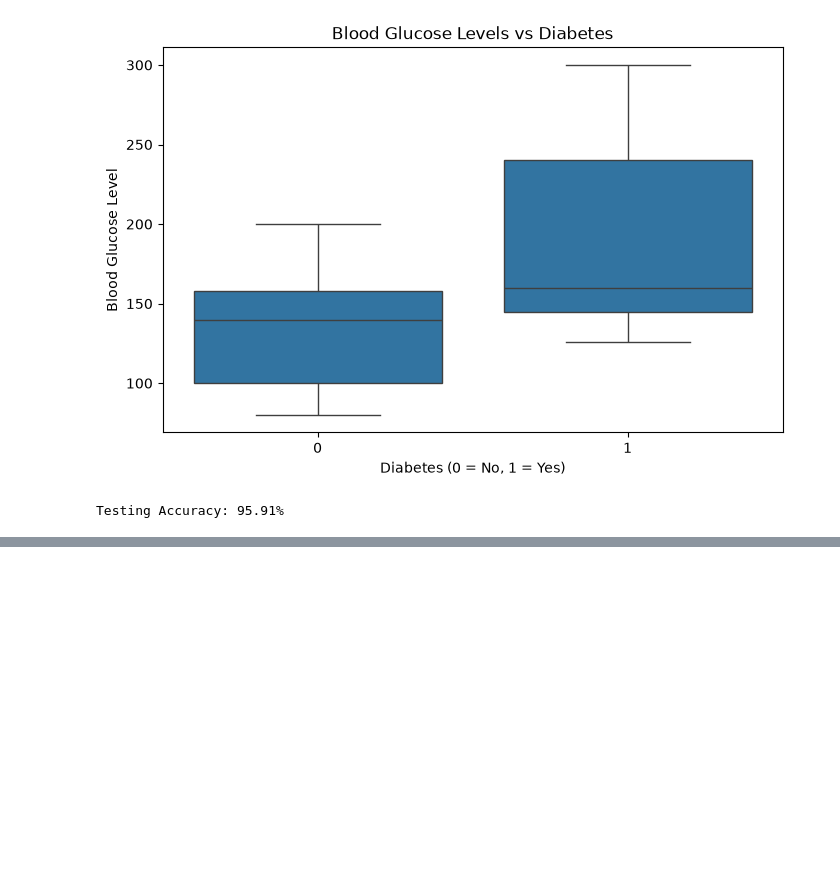
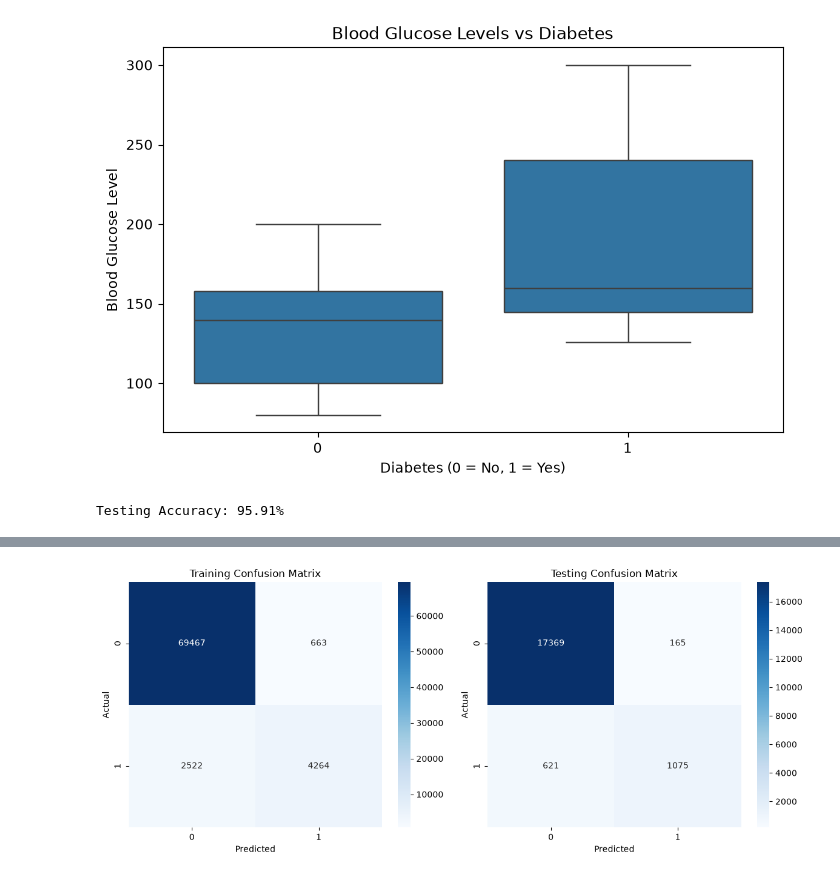
Before and after one commit to Paras-Raina/AI101-Mini-Project, a Jupyter notebook: diabetes_prediction.ipynb, the cells around one changed output, grey strips where cells are left out. Drawn from its saved outputs; the diff is of its cells as text; code cells hidden in the pictures; blank space fills up the shorter version.

Commit message:
Checked other evaluation metrics including precision , recall , f1 score and confusion matrix ; cleaned up the code a bit overall

```diff
--- a/diabetes_prediction.ipynb
+++ b/diabetes_prediction.ipynb
@@ -186,6 +159,0 @@ scaled testing data shape (19230, 6)
-# %%
-model = LogisticRegression(max_iter=100)
-
-model.fit(X_train_scaled,y_train)
-
-print("model has trained")
@@ -289,3 +192,18 @@ accuracy = round(accuracy_score(y_test, y_test_pred),4)
 print(f"Testing Accuracy: {accuracy * 100}%")
 # %% [output]
 Testing Accuracy: 95.91%
+# %%
+#Checking other evaluation metrics
+
+# Training metrics
+y_train_pred = model.predict(X_train)
+print("TRAINING SET")
+print("Precision:", round(precision_score(y_train, y_train_pred), 4))
+print("Recall:", round(recall_score(y_train, y_train_pred), 4))
+print("F1-Score:", round(f1_score(y_train, y_train_pred), 4))
+
+# Testing metrics
+print("\nTESTING SET")
+print("Precision:", round(precision_score(y_test, y_test_pred), 4))
+print("Recall:", round(recall_score(y_test, y_test_pred), 4))
+print("F1-Score:", round(f1_score(y_test, y_test_pred), 4))
@@ -291,0 +220,23 @@ Testing Accuracy: 95.91%
+# %%
+# Plotting Confusion Matrices
+
+train_cm = confusion_matrix(y_train, y_train_pred)
+test_cm = confusion_matrix(y_test, y_test_pred)
+
+fig, axes = plt.subplots(1, 2, figsize=(12, 5))
+
+sns.heatmap(train_cm, annot=True, fmt='d', cmap='Blues', ax=axes[0])
+# annot -> displays values inside each cell, fmt -> displays values as integers, cmap -> sets the colour scheme, ax -> specifies which subplot to draw the heatmap on
+axes[0].set_title("Training Confusion Matrix")
+axes[0].set_xlabel("Predicted")
+axes[0].set_ylabel("Actual")
+
+sns.heatmap(test_cm, annot=True, fmt='d', cmap='Blues', ax=axes[1])
+axes[1].set_title("Testing Confusion Matrix")
+axes[1].set_xlabel("Predicted")
+axes[1].set_ylabel("Actual")
+
+plt.tight_layout()
+plt.show()
+# %% [output]
+[figure, added]
```
Also changed, not shown: parts of 15 cells of this notebook.
